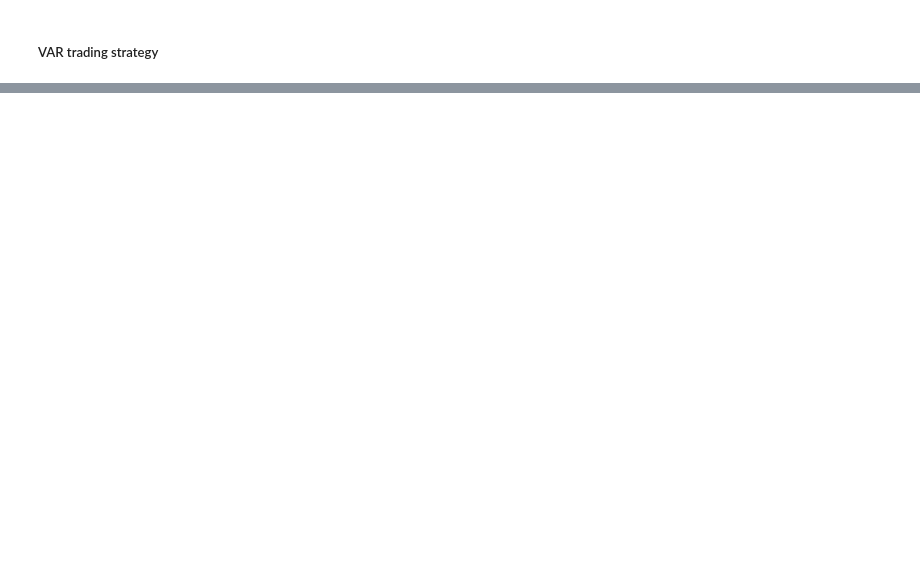
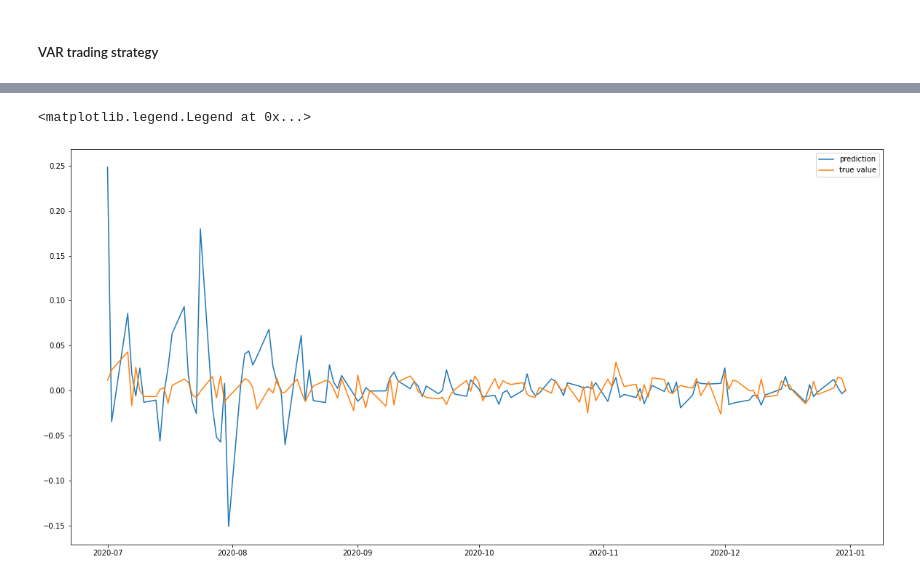
Before and after one commit to ngohienduong/WQU-Econ, a Jupyter notebook: W5.ipynb, the cells around one changed output, grey strips where cells are left out. Cells and saved outputs as stored; diff of their text form; code cells hidden in the pictures; blank space fills up the shorter version.

```diff
--- a/W5.ipynb
+++ b/W5.ipynb
@@ -845,0 +1107,9 @@ model.predict(1)
+# %%
+data_q3_q4['EEM_pp_v'] = [VAR_fit_predict(data[['GBTC_dr', 'EEM', 'GLD_dr']].iloc[0:i-1], data_q2[['GBTC_dr', 'GLD_dr']])[1] for i in range(len(data_q2) -1, len(data))]
+# %%
+plt.plot(data_q3_q4['EEM_pp_v'], label = 'prediction')
+plt.plot(data_q3_q4['EEM_dr'], label = 'true value')
+plt.legend()
+# %% [output]
+<matplotlib.legend.Legend at 0x...>
+[figure, added]
```
Also changed, not shown: parts of 106 cells of this notebook.
